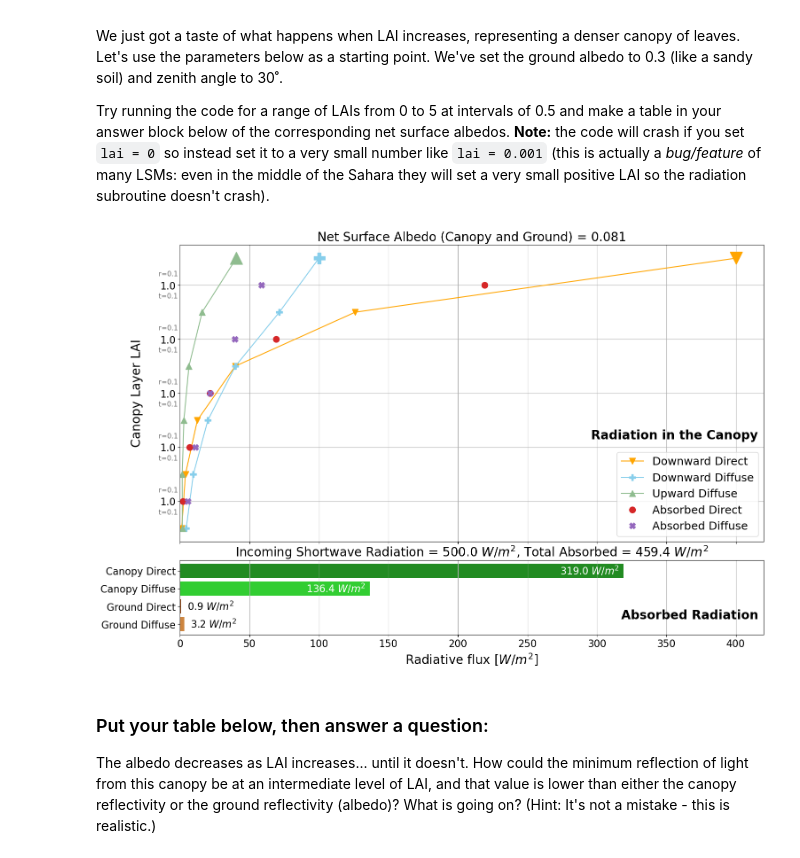
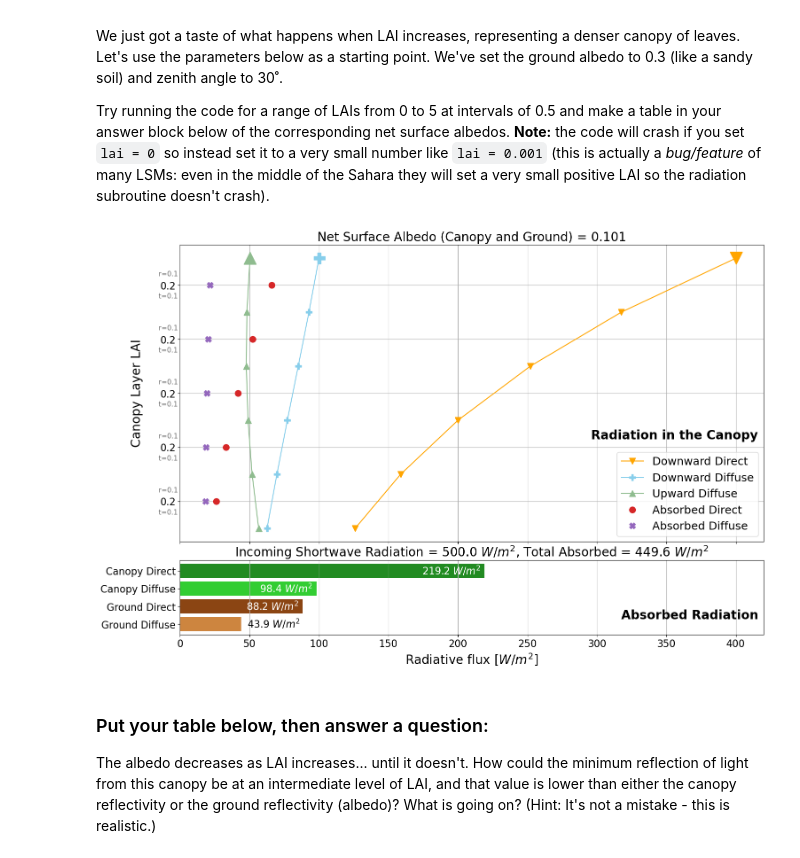
Before and after one commit to anlawyer/land-climate-interactions, a Jupyter notebook: HW5/CLIM614_HW_5.ipynb, the cells around one changed output. Drawn from its saved outputs; the diff is of its cells as text; code cells hidden in the pictures.

```diff
--- a/HW5/CLIM614_HW_5.ipynb
+++ b/HW5/CLIM614_HW_5.ipynb
@@ -472,31 +472,31 @@ Try running the code for a range of LAIs from 0 to 5 at intervals of 0.5 and mak
 # %%
 ########################################################################################
 # Radiation parameters
 total_sw_rad = 500    # [W/m^2]
 frac_direct  = 0.8    # Fraction that is direct radiation [0:1]
 sol_zenith   = 30     # Solar zenith angle [0:90 degrees]
 
 # Vegetation parameters
-lai                = 5.0
+lai                = 1.0
 n_layers           = 5                        # Number of canopy layers
 dlai               = np.array([lai/n_layers]*n_layers) # Effective LAI of each layer [0:1]
 trans_leaf         = np.array([0.1]*n_layers)  # Transmissivity of leaves in each layer [0:1]
 refl_leaf          = np.array([0.1]*n_layers)  # Reflectivity of leaves in each layer [0:trans_leaf]
                                                # Absorptivity of leaves = 1-trans_leaf-refl_leaf ≥ 0
 # Ground surface parameters
 albedo_sfc_diffuse = 0.3                       # "White sky" albedo of the ground [0:1]
 albedo_sfc_direct  = 0.3                       # "Black sky" albedo of ground [0:1]
 ########################################################################################
 
 # Call to the function that calculates canopy radiative transfer
 diffuse_up,diffuse_down,direct_down,canopy_diffuse,canopy_direct,ground_diffuse,ground_direct \
                                                = canopy_rad_sw(total_sw_rad*(1-frac_direct),total_sw_rad*frac_direct,
                                                                sol_zenith,n_layers,dlai,trans_leaf,refl_leaf,
                                                                albedo_sfc_diffuse,albedo_sfc_direct)
 # Create the plot
 fig = canopy_rad_sw_plot(dlai,diffuse_up,diffuse_down,direct_down,canopy_diffuse,canopy_direct,ground_diffuse,ground_direct)
 # %% [output]
-[figure, old version]
+[figure, new version]
 # %% [markdown]
 ### Put your table below, then answer a question:
 
```
Also changed, not shown: parts of 2 cells of this notebook.
